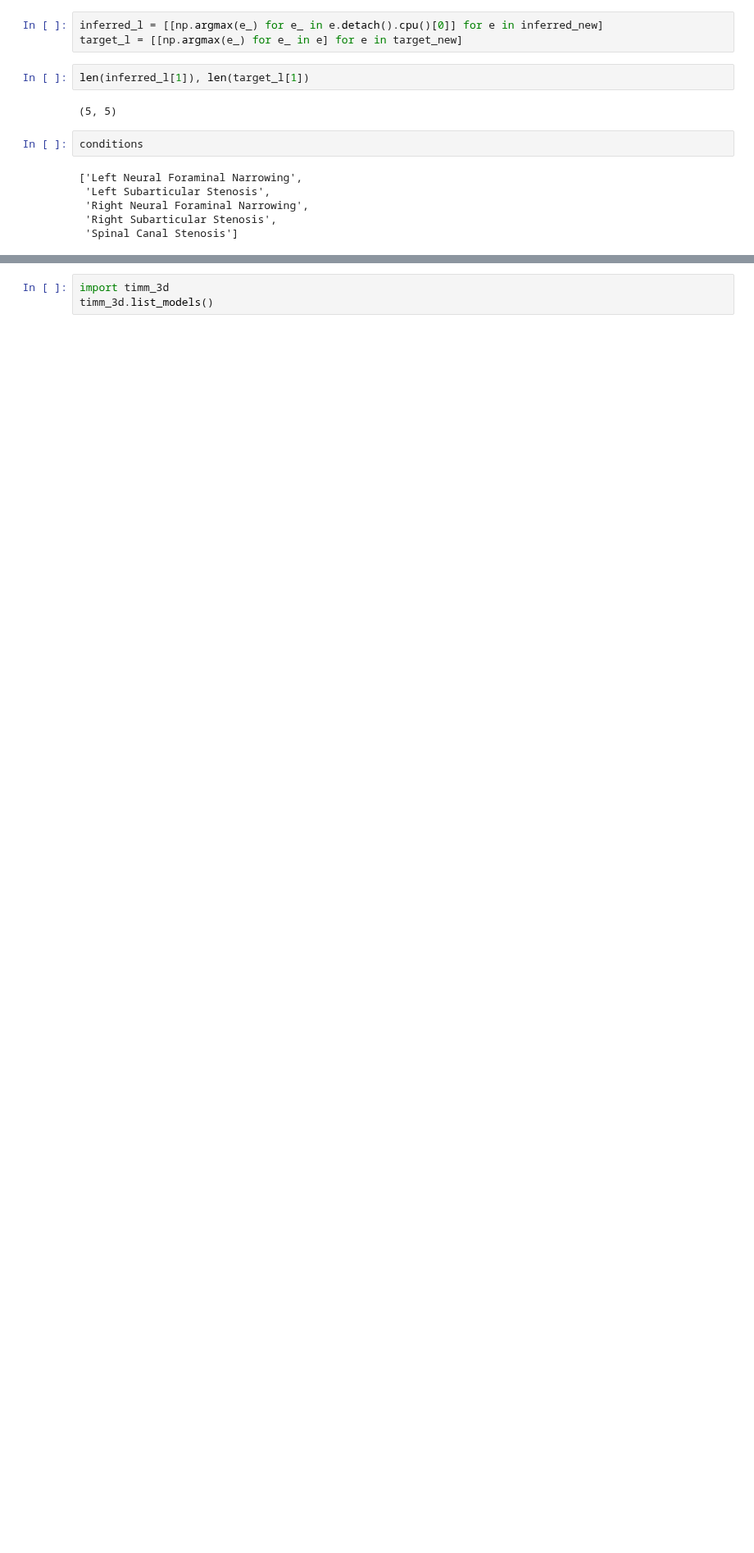
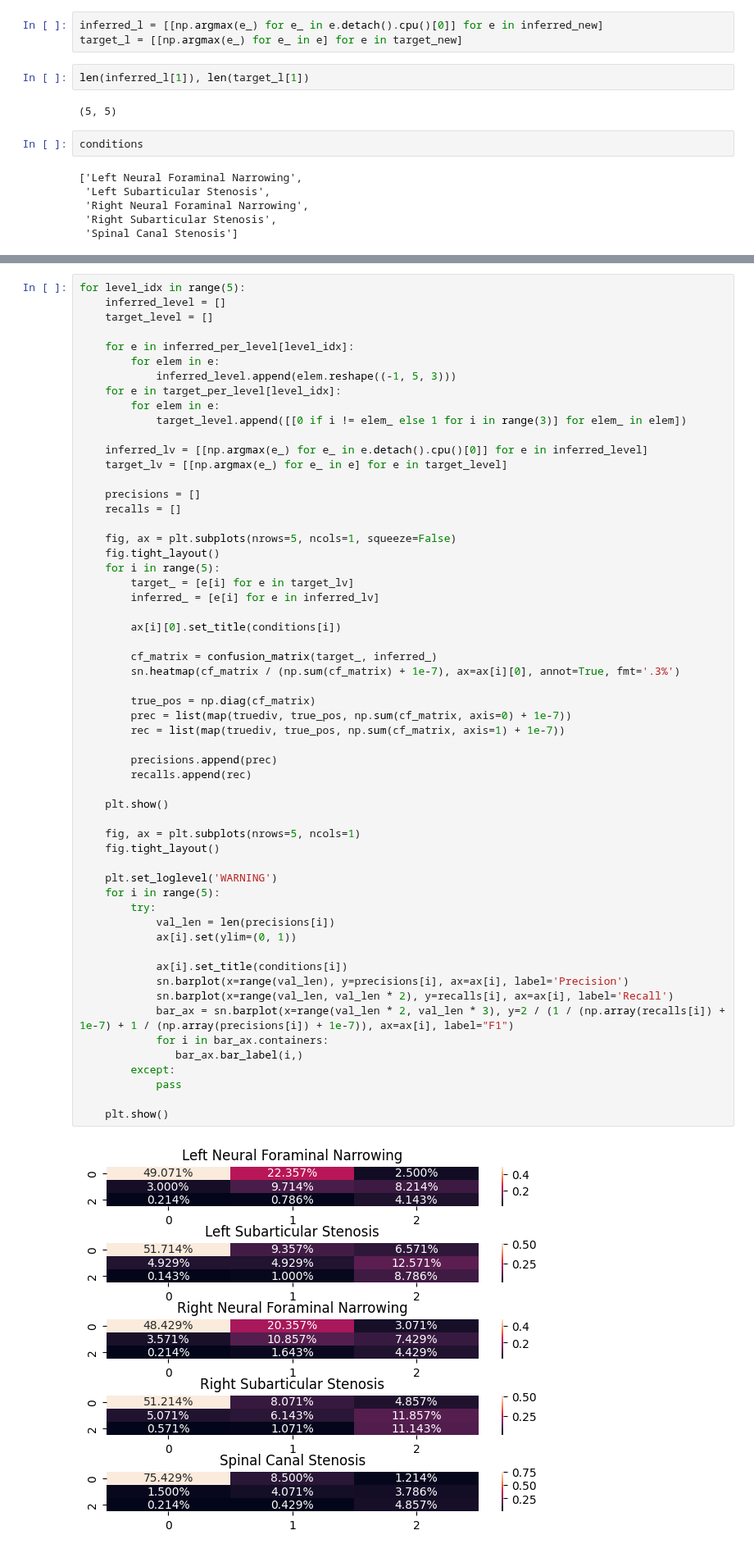
Before and after one commit to IDoCodingStuffs/rsna_2024, a Jupyter notebook: 3d_modeling/rsna-2024-inference-2.ipynb, the cells around one changed output, grey strips where cells are left out. Shown at 82% size. Drawn from its saved outputs; the diff is of its cells as text; blank space fills up the shorter version.

```diff
--- a/3d_modeling/rsna-2024-inference-2.ipynb
+++ b/3d_modeling/rsna-2024-inference-2.ipynb
@@ -283,3 +175,59 @@ plt.show()
 # %%
-import timm_3d
-timm_3d.list_models()
+for level_idx in range(5):
+    inferred_level = []
+    target_level = []
+
+    for e in inferred_per_level[level_idx]:
+        for elem in e:
+            inferred_level.append(elem.reshape((-1, 5, 3)))
+    for e in target_per_level[level_idx]:
+        for elem in e:
+            target_level.append([[0 if i != elem_ else 1 for i in range(3)] for elem_ in elem])
+
+    inferred_lv = [[np.argmax(e_) for e_ in e.detach().cpu()[0]] for e in inferred_level]
+    target_lv = [[np.argmax(e_) for e_ in e] for e in target_level]
+
+    precisions = []
+    recalls = []
+
+    fig, ax = plt.subplots(nrows=5, ncols=1, squeeze=False)
+    fig.tight_layout()
+    for i in range(5):
+        target_ = [e[i] for e in target_lv]
+        inferred_ = [e[i] for e in inferred_lv]
+
+        ax[i][0].set_title(conditions[i])
+
+        cf_matrix = confusion_matrix(target_, inferred_)
+        sn.heatmap(cf_matrix / (np.sum(cf_matrix) + 1e-7), ax=ax[i][0], annot=True, fmt='.3%')
+
+        true_pos = np.diag(cf_matrix)
+        prec = list(map(truediv, true_pos, np.sum(cf_matrix, axis=0) + 1e-7))
+        rec = list(map(truediv, true_pos, np.sum(cf_matrix, axis=1) + 1e-7))
+
+        precisions.append(prec)
+        recalls.append(rec)
+
+    plt.show()
+
+    fig, ax = plt.subplots(nrows=5, ncols=1)
+    fig.tight_layout()
+
+    plt.set_loglevel('WARNING')
+    for i in range(5):
+        try:
+            val_len = len(precisions[i])
+            ax[i].set(ylim=(0, 1))
+
+            ax[i].set_title(conditions[i])
+            sn.barplot(x=range(val_len), y=precisions[i], ax=ax[i], label='Precision')
+            sn.barplot(x=range(val_len, val_len * 2), y=recalls[i], ax=ax[i], label='Recall')
+            bar_ax = sn.barplot(x=range(val_len * 2, val_len * 3), y=2 / (1 / (np.array(recalls[i]) + 1e-7) + 1 / (np.array(precisions[i]) + 1e-7)), ax=ax[i], label="F1")
+            for i in bar_ax.containers:
+               bar_ax.bar_label(i,)
+        except:
+            pass
+
+    plt.show()
+# %% [output]
+[figure, added]
```
Also changed, not shown: parts of 10 cells of this notebook, 1 other file.
